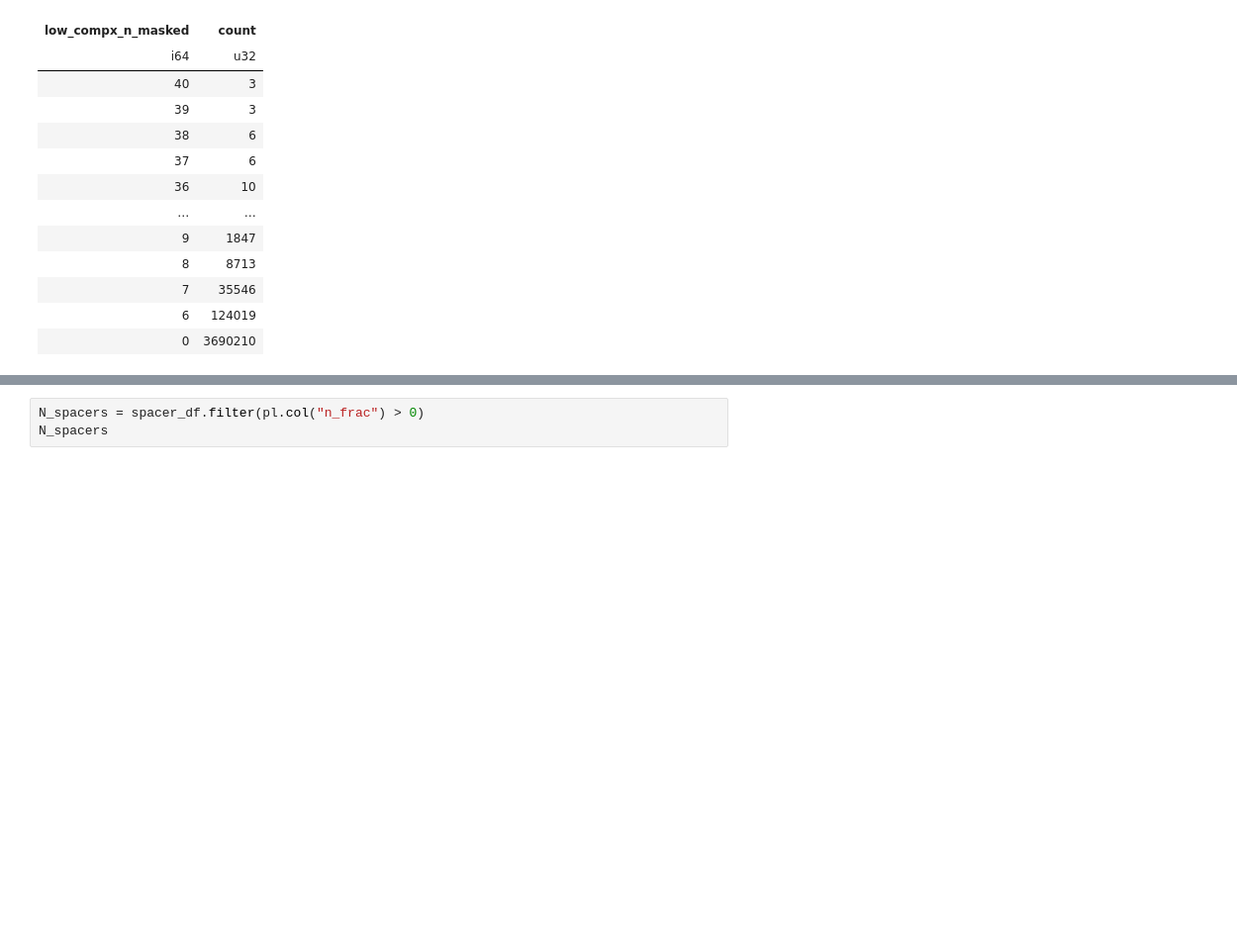
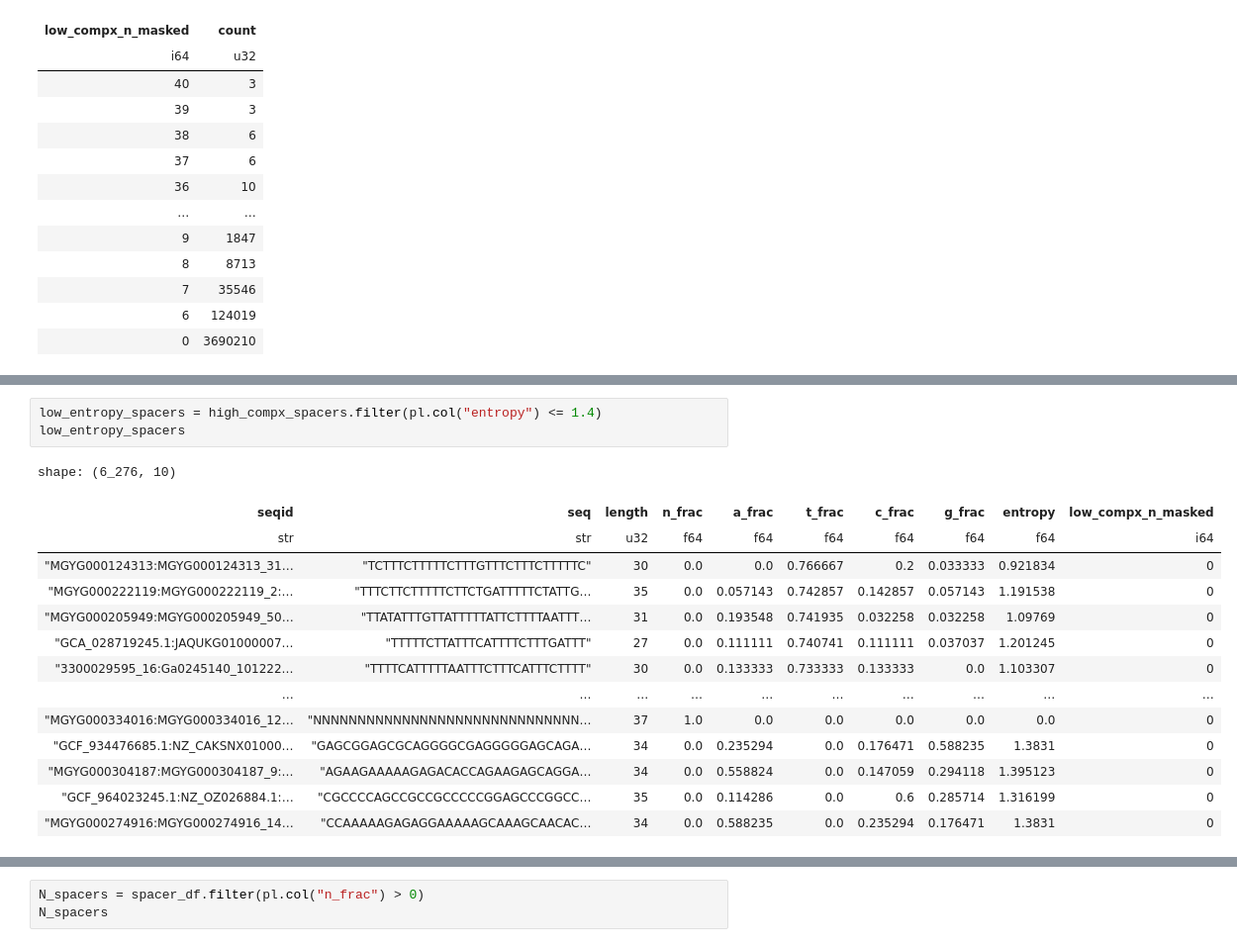
Before and after one commit to rickbeeloo/spacer_matching_bench, a Jupyter notebook: notebooks/fetch_real_data.ipynb, the cells around one changed output, grey strips where cells are left out. Shown at 99% size. Saved outputs shown, nothing was run; the diff lists cells and outputs as text; blank space fills up the shorter version.

```diff
--- a/notebooks/fetch_real_data.ipynb
+++ b/notebooks/fetch_real_data.ipynb
@@ -276,3 +276,21 @@ shape: (12_392, 11)
+# %%
+low_entropy_spacers = high_compx_spacers.filter(pl.col("entropy") <= 1.4)
+low_entropy_spacers
+# %% [output]
+shape: (6_276, 10)
+| seqid | seq | length | n_frac | a_frac | t_frac | c_frac | g_frac | entropy | low_compx_n_masked |
+| str | str | u32 | f64 | f64 | f64 | f64 | f64 | f64 | i64 |
+| "MGYG000124313:MGYG000124313_31… | "TCTTTCTTTTTCTTTGTTTCTTTCTTTTTC" | 30 | 0.0 | 0.0 | 0.766667 | 0.2 | 0.033333 | 0.921834 | 0 |
+| "MGYG000222119:MGYG000222119_2:… | "TTTCTTCTTTTTCTTCTGATTTTTCTATTG… | 35 | 0.0 | 0.057143 | 0.742857 | 0.142857 | 0.057143 | 1.191538 | 0 |
+| "MGYG000205949:MGYG000205949_50… | "TTATATTTGTTATTTTTATTCTTTTAATTT… | 31 | 0.0 | 0.193548 | 0.741935 | 0.032258 | 0.032258 | 1.09769 | 0 |
+| "GCA_028719245.1:JAQUKG01000007… | "TTTTTCTTATTTCATTTTCTTTGATTT" | 27 | 0.0 | 0.111111 | 0.740741 | 0.111111 | 0.037037 | 1.201245 | 0 |
+| "3300029595_16:Ga0245140_101222… | "TTTTCATTTTTAATTTCTTTCATTTCTTTT" | 30 | 0.0 | 0.133333 | 0.733333 | 0.133333 | 0.0 | 1.103307 | 0 |
+| … | … | … | … | … | … | … | … | … | … |
+| "MGYG000334016:MGYG000334016_12… | "NNNNNNNNNNNNNNNNNNNNNNNNNNNNNN… | 37 | 1.0 | 0.0 | 0.0 | 0.0 | 0.0 | 0.0 | 0 |
+| "GCF_934476685.1:NZ_CAKSNX01000… | "GAGCGGAGCGCAGGGGCGAGGGGGAGCAGA… | 34 | 0.0 | 0.235294 | 0.0 | 0.176471 | 0.588235 | 1.3831 | 0 |
+| "MGYG000304187:MGYG000304187_9:… | "AGAAGAAAAAGAGACACCAGAAGAGCAGGA… | 34 | 0.0 | 0.558824 | 0.0 | 0.147059 | 0.294118 | 1.395123 | 0 |
+| "GCF_964023245.1:NZ_OZ026884.1:… | "CGCCCCAGCCGCCGCCCCCGGAGCCCGGCC… | 35 | 0.0 | 0.114286 | 0.0 | 0.6 | 0.285714 | 1.316199 | 0 |
+| "MGYG000274916:MGYG000274916_14… | "CCAAAAAGAGAGGAAAAAGCAAAGCAACAC… | 34 | 0.0 | 0.588235 | 0.0 | 0.235294 | 0.176471 | 1.3831 | 0 |
 # %%
 fourmer_spacers = high_compx_spacers.filter(
     pl.all_horizontal(pl.selectors.starts_with("a_", "c_", "g_", "t_") > 0) &
```
Also changed, not shown: parts of 17 cells of this notebook, 1 other file.
